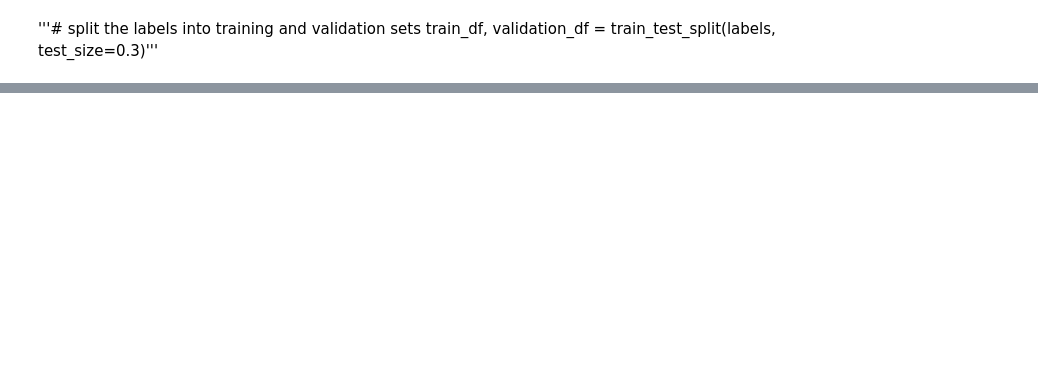
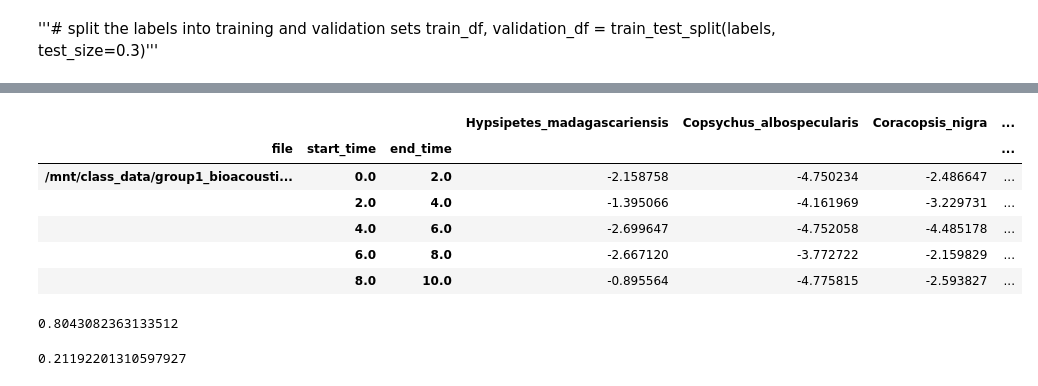
Before and after one commit to smholmes3/rewilding_madagascar, a Jupyter notebook: CNN_model_default.ipynb, the cells around one changed output, grey strips where cells are left out. Drawn from its saved outputs; the diff is of its cells as text; code cells hidden in the pictures; blank space fills up the shorter version.

```diff
--- a/CNN_model_default.ipynb
+++ b/CNN_model_default.ipynb
@@ -190,0 +305,11 @@ model.train(train_labels, val_labels, epochs=20, num_workers=8, batch_size=256)
+# %%
+val_predictions = model.predict(val_labels,batch_size=64)
+val_predictions.head()
+# %% [output]
+|  |  |  | Hypsipetes_madagascariensis | Copsychus_albospecularis | Coracopsis_nigra | ... |
+| file | start_time | end_time |  |  |  | ... |
+| /mnt/class_data/group1_bioacousti... | 0.0 | 2.0 | -2.158758 | -4.750234 | -2.486647 | ... |
+|  | 2.0 | 4.0 | -1.395066 | -4.161969 | -3.229731 | ... |
+|  | 4.0 | 6.0 | -2.699647 | -4.752058 | -4.485178 | ... |
+|  | 6.0 | 8.0 | -2.667120 | -3.772722 | -2.159829 | ... |
+|  | 8.0 | 10.0 | -0.895564 | -4.775815 | -2.593827 | ... |
@@ -190,0 +318,8 @@ model.train(train_labels, val_labels, epochs=20, num_workers=8, batch_size=256)
+# %%
+sklearn.metrics.average_precision_score(val_labels ['Hypsipetes_madagascariensis'],val_predictions ['Hypsipetes_madagascariensis'])
+# %% [output]
+0.8043082363133512
+# %%
+sklearn.metrics.average_precision_score(val_labels,val_predictions)
+# %% [output]
+0.21192201310597927
```
Also changed, not shown: parts of 11 cells of this notebook.
